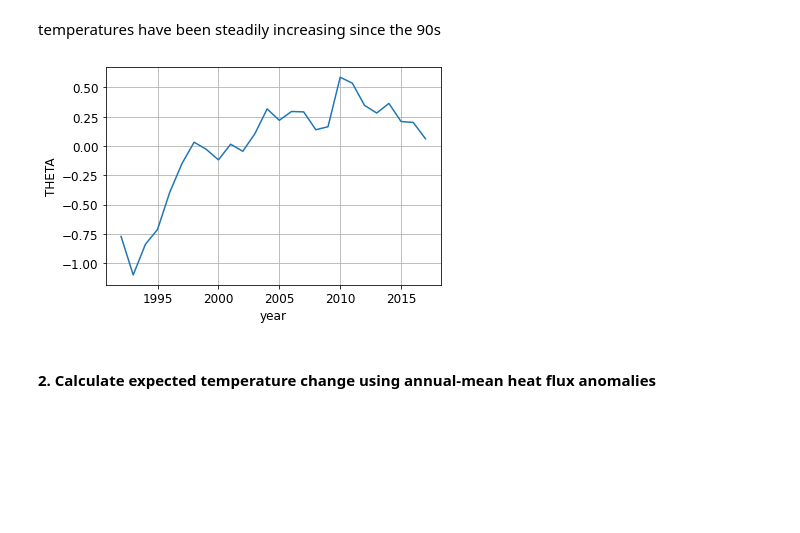
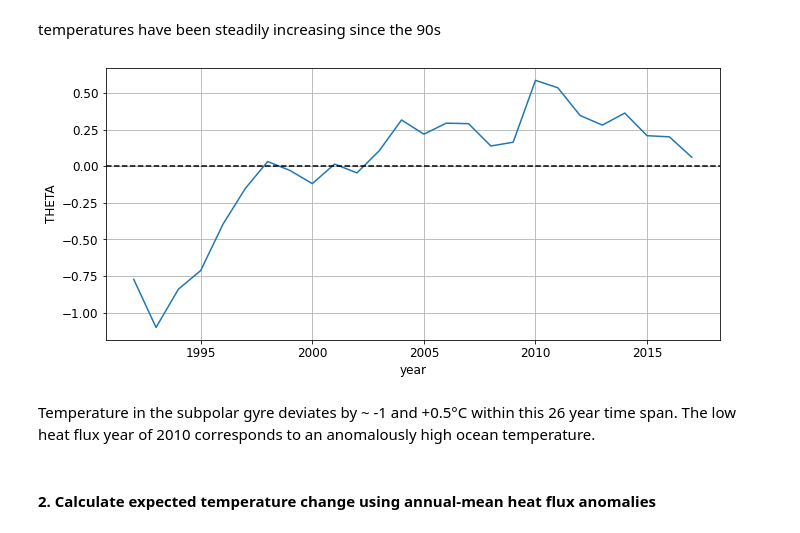
Before and after one commit to mjzahn/ecco, a Jupyter notebook: Zahn Qualifying Exam.ipynb, the cells around one changed output. Drawn from its saved outputs; the diff is of its cells as text; code cells hidden in the pictures; blank space fills up the shorter version.

```diff
--- a/Zahn Qualifying Exam.ipynb
+++ b/Zahn Qualifying Exam.ipynb
@@ -403,6 +430,9 @@ temp_yr = temp_salt_Lab.THETA.groupby("time.year").mean(dim=["time","latitude","
 temp_yr_upper = temp_yr.sel(Z=slice(0,-2000)).mean(dim=["Z"])
 # %%
 # sanity check plot to make sure it seems reasonable
+plt.figure(figsize=[11, 5])
+plt.rcParams['font.size'] = '12'
+
 temp_yr_upper.plot()
 plt.grid();
 # %% [output]
@@ -411,11 +441,17 @@ plt.grid();
 temperatures have been steadily increasing since the 90s
 # %%
 # look at anomalies
+plt.figure(figsize=[11, 5])
+plt.rcParams['font.size'] = '12'
+
 temp_anomaly = temp_yr_upper - temp_yr_upper.mean()
 temp_anomaly.plot()
+plt.axhline(y=0, color='k', linestyle='--')
 plt.grid();
 # %% [output]
-[figure, old version]
+[figure, new version]
+# %% [markdown]
+Temperature in the subpolar gyre deviates by ~ -1 and +0.5°C within this 26 year time span. The low heat flux year of 2010 corresponds to an anomalously high ocean temperature.
 # %% [markdown]
 #### 2. Calculate expected temperature change using annual-mean heat flux anomalies
 # %% [markdown]
```
Also changed, not shown: parts of 38 cells of this notebook, 2 other files.
